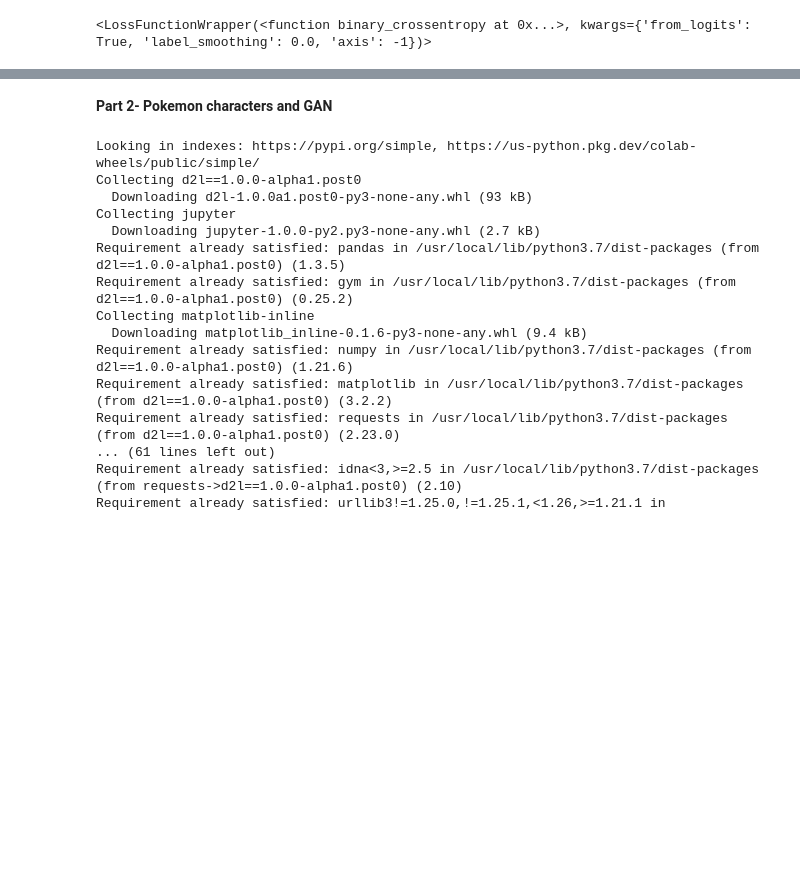
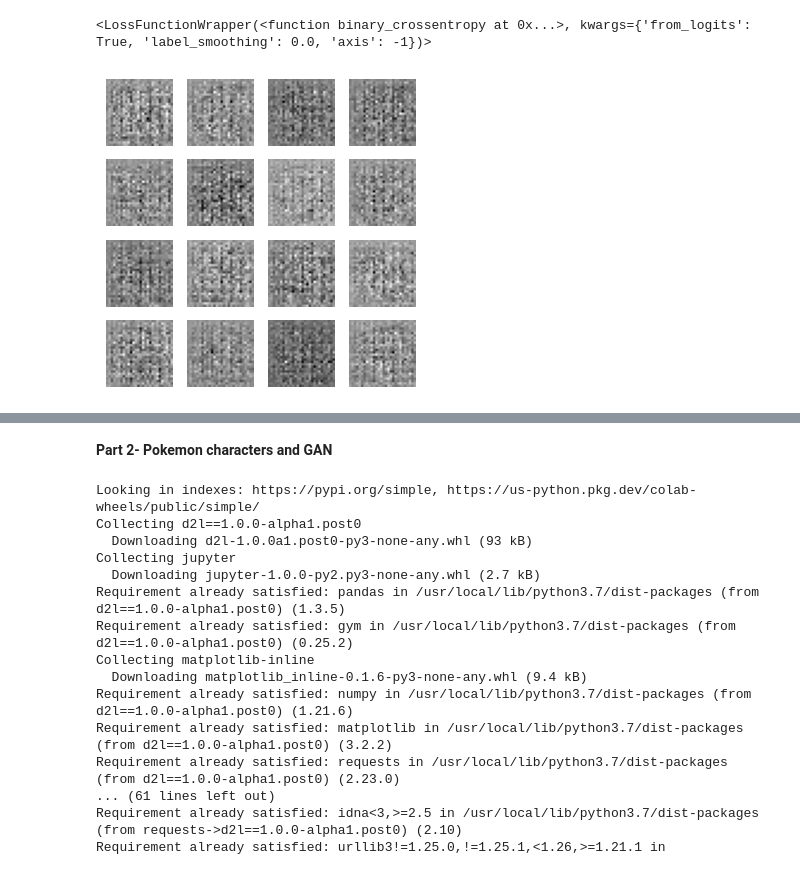
Before and after one commit to ploung/AAI_521_ComputerVision_Module6, a Jupyter notebook: Pros Loung_Assignment6.ipynb, the cells around one changed output, grey strips where cells are left out. Cells and saved outputs as stored; diff of their text form; code cells hidden in the pictures; blank space fills up the shorter version.

```diff
--- a/Pros Loung_Assignment6.ipynb
+++ b/Pros Loung_Assignment6.ipynb
@@ -258,7 +264,9 @@ def generate_and_save_images(model, epoch, test_input):
   plt.show()
 # %%
 #Call the function in proper way
-train()  #Put appropriate values here and call the function
+train(train_dataset, epochs=100)  #Put appropriate values here and call the function
+# %% [output]
+[figure, added]
 # %%
 checkpoint.restore(tf.train.latest_checkpoint(checkpoint_dir))
 # %% [output]
```
Also changed, not shown: parts of 4 cells of this notebook.
